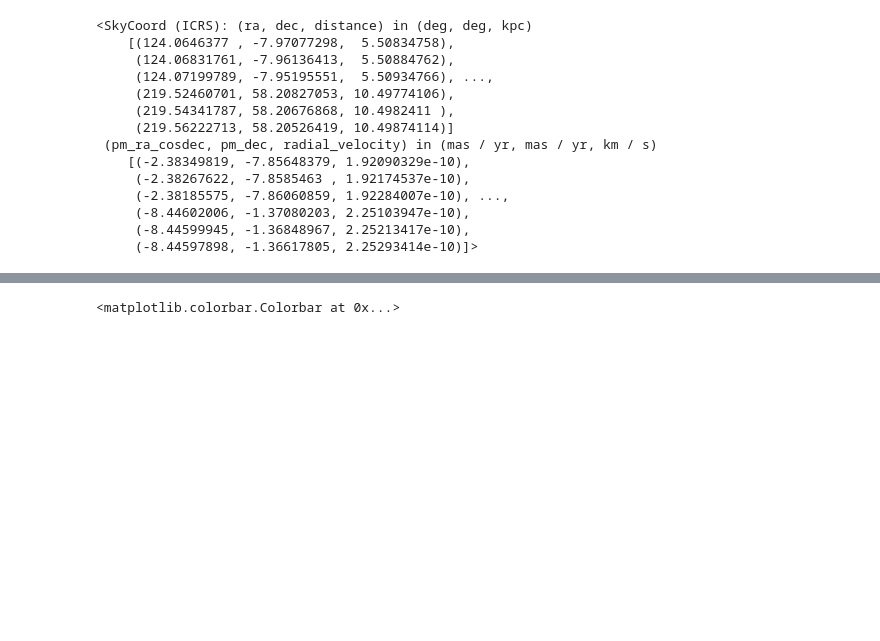
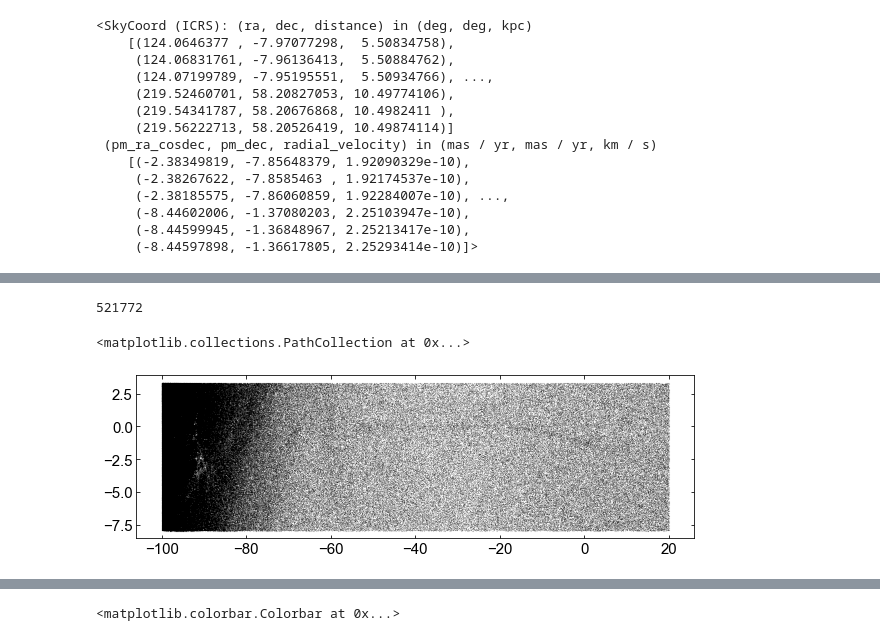
Before and after one commit to stellarstreams/cats, a Jupyter notebook: notebooks/pawprint_demo.ipynb, the cells around one changed output, grey strips where cells are left out. Cells and saved outputs as stored; diff of their text form; code cells hidden in the pictures; blank space fills up the shorter version.

```diff
--- a/notebooks/pawprint_demo.ipynb
+++ b/notebooks/pawprint_demo.ipynb
@@ -220,0 +219,9 @@ iso_patch, iso_mask, iso_model, iso_low, iso_high, pprint = o.simpleSln(
+# %%
+print(len(o.cat[iso_mask]))
+plt.figure(figsize=(10, 3))
+plt.scatter(o.cat[iso_mask]['phi1'],
+            o.cat[iso_mask]['phi2'], s=0.001, c='k')
+# %% [output]
+521772
+<matplotlib.collections.PathCollection at 0x...>
+[figure, added]
```
Also changed, not shown: parts of 17 cells of this notebook, 5 other files.
